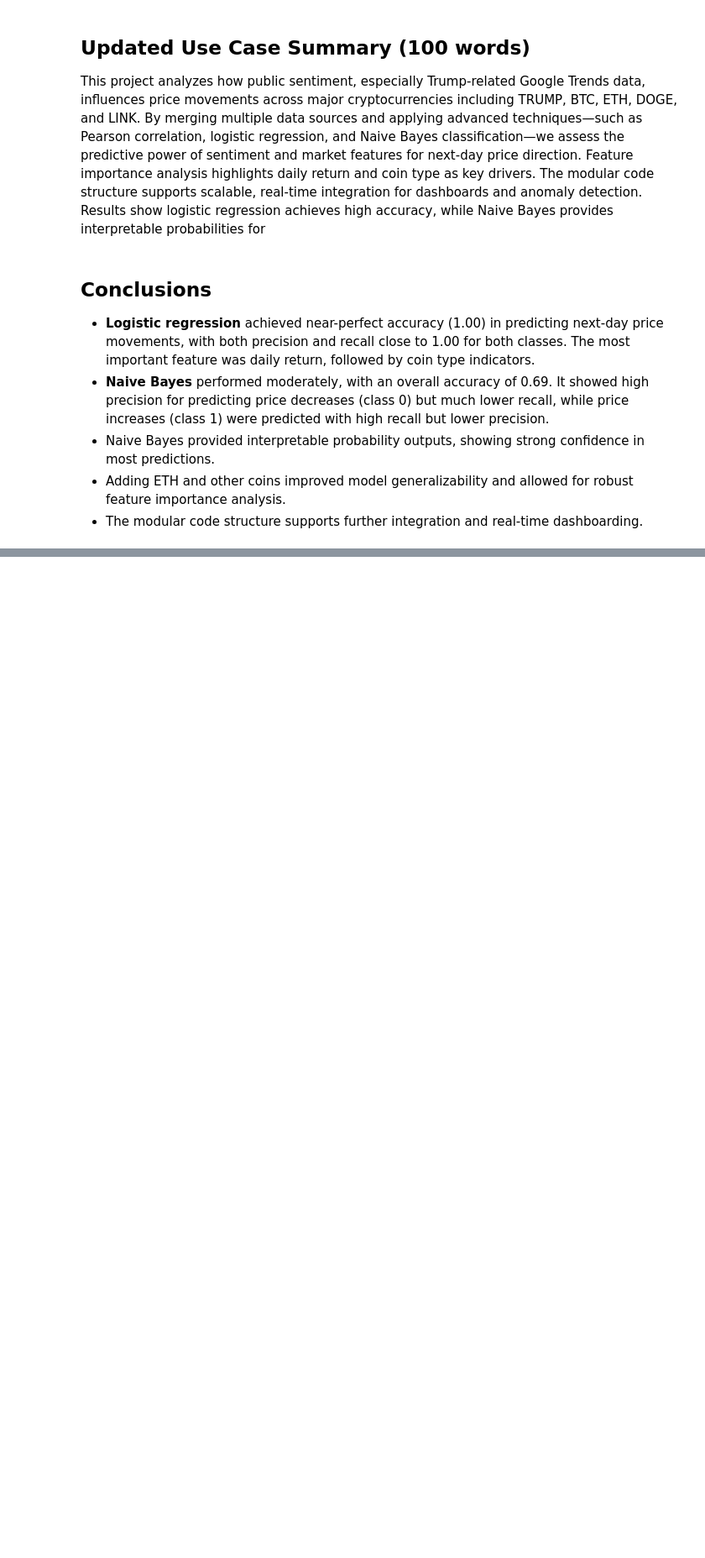
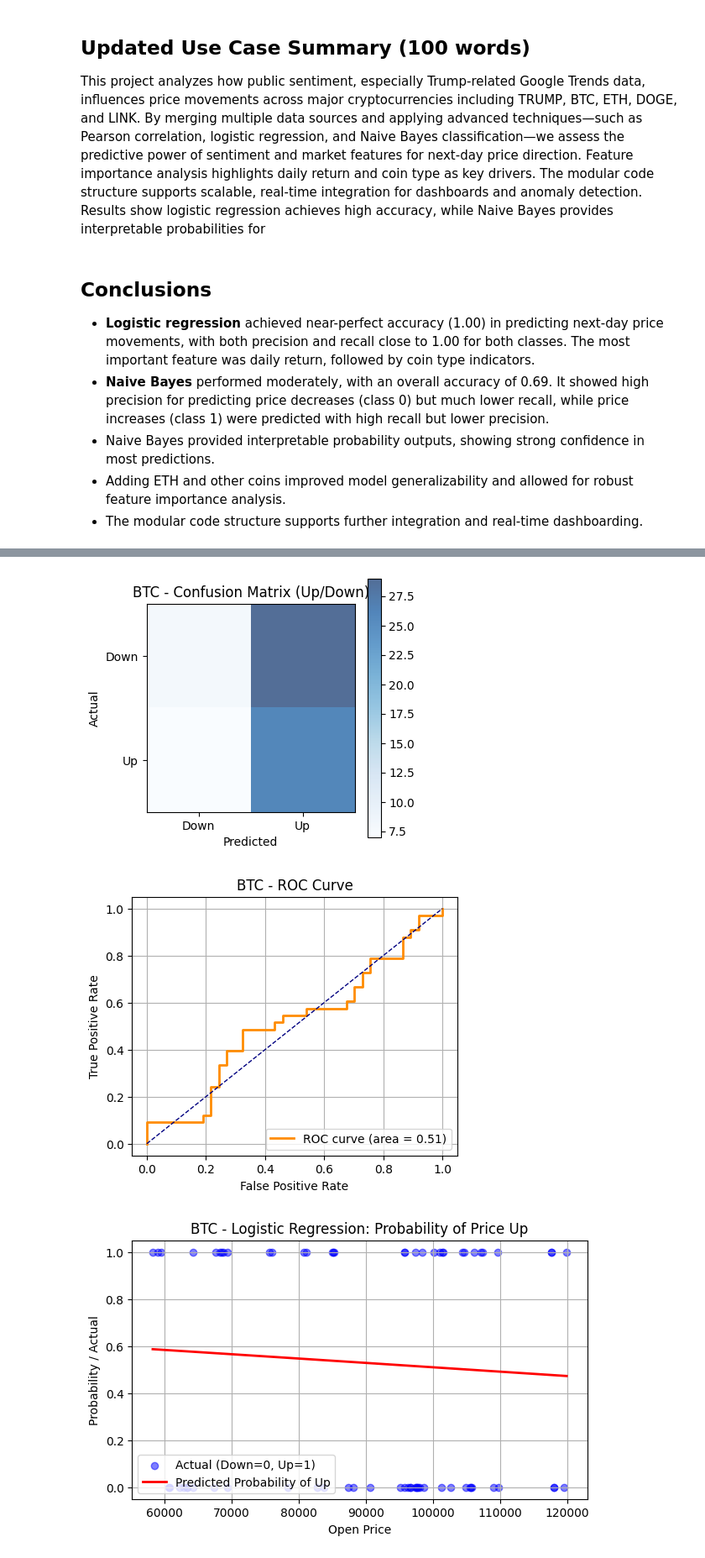
Before and after one commit to Eris-Leksi/-TRUMP-sentiment-analysis, a Jupyter notebook: script.ipynb, the cells around one changed output, grey strips where cells are left out. Shown at 84% size. Cells and saved outputs as stored; diff of their text form; code cells hidden in the pictures; blank space fills up the shorter version.

```diff
--- a/script.ipynb
+++ b/script.ipynb
@@ -1418,0 +1484,77 @@ This project analyzes how public sentiment, especially Trump-related Google Tren
+# %%
+from sklearn.metrics import accuracy_score, classification_report, confusion_matrix, roc_curve, auc
+
+for coin in coin_list:
+    print(f"\n{'='*10} {coin} - Logistic Regression {'='*10}")
+    coin_df = merged_df[merged_df['coin'] == coin].copy().sort_values('timestamp').reset_index(drop=True)
+
+    # Ensure features are numeric
+    for col in features:
+        coin_df[col] = pd.to_numeric(coin_df[col], errors='coerce')
+    coin_df = coin_df.dropna(subset=features + ['close'])
+
+    # Create binary target for next day price movement
+    coin_df['price_up'] = (coin_df['close'].shift(-1) > coin_df['close']).astype(int)
+    coin_df = coin_df.iloc[:-1, :]  # Remove last row (no next day price)
+
+    X_log = coin_df[features].values.astype(float)
+    y_log = coin_df['price_up'].values.astype(int)
+
+    if len(X_log) < 2:
+        print(f"Not enough data for {coin}. Skipping.")
+        continue
+
+    # Train/test split and scaling
+    X_train, X_test, y_train, y_test = train_test_split(X_log, y_log, test_size=0.2, random_state=42)
+    scaler = StandardScaler()
+    X_train_scaled = scaler.fit_transform(X_train)
+    X_test_scaled = scaler.transform(X_test)
+
+    logreg = LogisticRegression()
+    logreg.fit(X_train_scaled, y_train)
+    y_pred = logreg.predict(X_test_scaled)
+    y_pred_proba = logreg.predict_proba(X_test_scaled)[:,1]
+
+    acc = accuracy_score(y_test, y_pred)
+    print(f"Accuracy: {acc:.4f}")
+    print("Classification Report:")
+    print(classification_report(y_test, y_pred))
+
+    # Confusion Matrix Plot
+    cm = confusion_matrix(y_test, y_pred)
+    plt.figure(figsize=(4, 4))
+    plt.imshow(cm, cmap='Blues', alpha=0.7)
+    plt.title(f"{coin} - Confusion Matrix (Up/Down)")
+    plt.xlabel("Predicted")
+    plt.ylabel("Actual")
+    plt.colorbar()
+    plt.xticks([0, 1], ["Down", "Up"])
+    plt.yticks([0, 1], ["Down", "Up"])
+    plt.show()
+
+    # (Optional) ROC Curve Plot
+    fpr, tpr, thresholds = roc_curve(y_test, y_pred_proba)
+    roc_auc = auc(fpr, tpr)
+    plt.figure(figsize=(5, 4))
+    plt.plot(fpr, tpr, color='darkorange', lw=2, label=f"ROC curve (area = {roc_auc:.2f})")
+    plt.plot([0, 1], [0, 1], color='navy', lw=1, linestyle='--')
+    plt.xlabel('False Positive Rate')
+    plt.ylabel('True Positive Rate')
+    plt.title(f'{coin} - ROC Curve')
+    plt.legend(loc="lower right")
+    plt.grid(True)
+    plt.show()
+
+    # (Optional) Visualization: Actual vs. Predicted Probabilities, sorted for line clarity
+    if X_test.shape[1] == 1:
+        open_sorted_idx = np.argsort(X_test[:, 0])
+        plt.figure(figsize=(7, 4))
+        plt.scatter(X_test[open_sorted_idx, 0], y_test[open_sorted_idx], color='blue', label='Actual (Down=0, Up=1)', alpha=0.5)
+        plt.plot(X_test[open_sorted_idx, 0], y_pred_proba[open_sorted_idx], color='red', label='Predicted Probability of Up', linewidth=2)
+        plt.xlabel("Open Price")
+        plt.ylabel("Probability / Actual")
+        plt.title(f"{coin} - Logistic Regression: Probability of Price Up")
+        plt.legend()
+        plt.grid(True)
+        plt.show()
+# %% [output]
@@ -1418,0 +1572,3 @@ This project analyzes how public sentiment, especially Trump-related Google Tren
+[figure, added]
+[figure, added]
+[figure, added]
```
Also changed, not shown: parts of 40 cells of this notebook.
